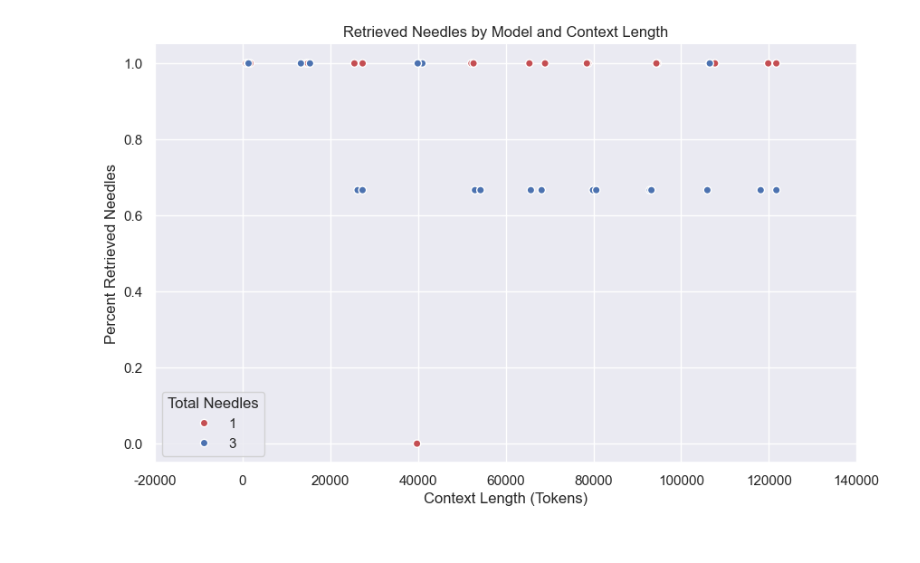
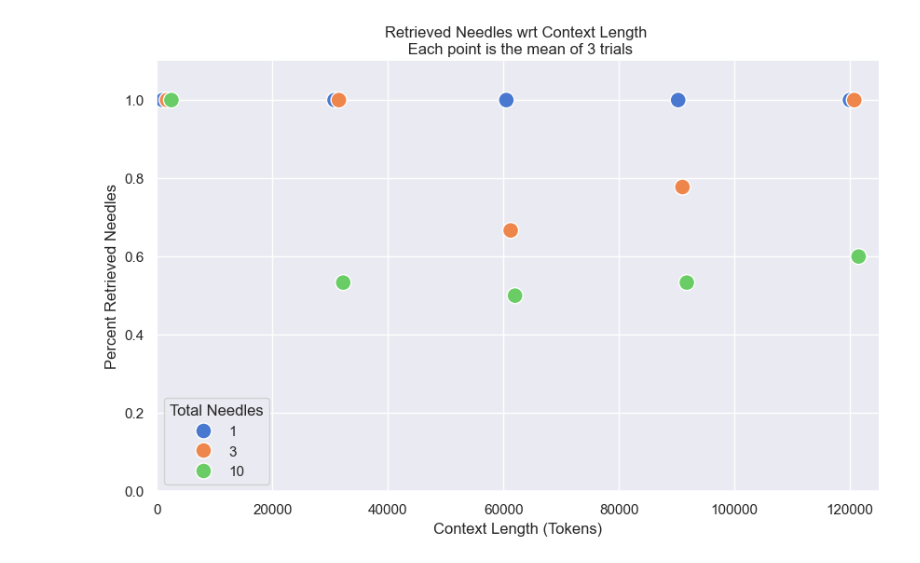
Before and after one commit to gkamradt/LLMTest_NeedleInAHaystack, a Jupyter notebook: viz/CreateVisFromLangSmithTesting.ipynb, the cells around one changed output. Cells and saved outputs as stored; diff of their text form; code cells hidden in the pictures.

```diff
--- a/viz/CreateVisFromLangSmithTesting.ipynb
+++ b/viz/CreateVisFromLangSmithTesting.ipynb
@@ -64,0 +85,3 @@ df['percent'] = df['retrieved needles'] / df['total needles']
+# %%
+df = get_data(eval_sets_retrieval)
+df_reasoning = get_data(eval_sets_reasoning)
@@ -64,0 +94,6 @@ df['percent'] = df['retrieved needles'] / df['total needles']
+# %%
+df.loc["90250-5--gpt-4-0125-preview--multi-needle-eval-pizza-10--b3a1","retrieved needles"]=6 # graded as 5
+df.loc["60500-5--gpt-4-0125-preview--multi-needle-eval-pizza-10--23a0","retrieved needles"]=6 # graded as 5
+df.loc["60500-5--gpt-4-0125-preview--multi-needle-eval-pizza-10--7272","retrieved needles"]=6 # graded as 5
+df.loc["60500-5--gpt-4-0125-preview--multi-needle-eval-pizza-10--5f4d","retrieved needles"]=6 # graded as 5
+df.loc["30750-5--gpt-4-0125-preview--multi-needle-eval-pizza-10--84a2","retrieved needles"]=6 # graded as 5
@@ -64,0 +104,10 @@ df['percent'] = df['retrieved needles'] / df['total needles']
+# %%
+def group(df):
+    agg_df = df.groupby(['total needles', 'model name', 'context length']).agg(
+        mean=('retrieved needles', lambda x: x.sum() / df.loc[x.index, 'total needles'].sum()),  # Using lambda for direct calculation
+        mean_percent=('percent', 'mean'),  # Directly use 'mean' since 'percent' is already calculated
+        urls=('run_url', lambda x: list(x)[:3])).reset_index()
+    return agg_df
+
+agg_df = group(df)
+agg_df_reasoning = group(df_reasoning)
@@ -65,34 +121,57 @@ df['percent'] = df['retrieved needles'] / df['total needles']
 # %%
-def plot(df,model):
+def plot(df,model,plot_col):
 
     # Setting the theme
-    sns.set_theme(style="darkgrid")
+    sns.set_theme(style="darkgrid" )
 
+    # Select a model
     df = df[df["model name"]==model].copy()
 
-    # Adjusting df['context length'] to add jitter
-    # Assuming 'context length' is numeric. Adjust the scale of jitter depending on your data range
-    jitter_strength = 2000  # Example jitter strength, adjust based on your data scale
-    df['context length jittered'] = df['context length'] + np.random.uniform(-jitter_strength, jitter_strength, size=len(df))
+    # Function to add fixed offset based on 'total needles'
+    def add_fixed_offset(series, base_offset):
+        # Apply fixed offset
+        offset_series = series.apply(lambda x: x * base_offset)
+        return offset_series
+
+    # Calculate a fixed offset for 'context length' based on 'total needles'
+    base_offset = 1500  # Base offset value, adjust based on your visual and data needs
+    df['context length offset'] = add_fixed_offset(df['total needles'], base_offset)
+
+    # Sort and map 'total needles' to a fixed offset based on order
+    unique_needles_sorted = sorted(df['total needles'].unique())
+    offset_map = {val: i * 750 for i, val in enumerate(unique_needles_sorted)}  # 750 is the base offset
+
+    # Apply the fixed offset based on 'total needles' order
+    df['context length offset'] = df['total needles'].map(offset_map)
+
+    # Adjust 'context length' to include the calculated offset
+    df['context length jittered'] = df['context length'] + df['context length offset']
 
     # Plotting
     plt.figure(figsize=(10, 6))
-    sns.scatterplot(data=df, x="context length jittered", y="percent", hue="total needles", palette=['r', 'b'],
-                    edgecolor='white', linewidth=1)  # Added edgecolor and linewidth for outline
+    sns.scatterplot(data=df,
+                    x="context length jittered",
+                    y=plot_col,
+                    hue="total needles",
+                    palette=sns.color_palette("muted", 3),
+                    s=150,
+                    edgecolor='white',
+                    linewidth=1)  # Added edgecolor and linewidth for outline
     sns.despine()
 
     # Adding labels and title for clarity
     plt.xlabel("Context Length (Tokens)")
     plt.ylabel("Percent Retrieved Needles")
-    plt.title("Retrieved Needles by Model and Context Length")
+    plt.title("Retrieved Needles wrt Context Length \n Each point is the mean of 3 trials")
     plt.legend(title='Total Needles')
 
-    # Optionally, adjust x-axis labels to reflect actual 'context length' values if needed
-    plt.xticks(ticks=plt.xticks()[0], labels=[str(int(x)) for x in plt.xticks()[0]])
-
     # Display the plot
+    plt.xlim([-50,125000])
+    plt.ylim([0,1.1])
     plt.show()
 
-plot(df,"gpt-4-0125-preview")
+    return df
+
+d = plot(agg_df,"gpt-4-0125-preview","mean_percent")
 # %% [output]
-[figure, old version]
+[figure, new version]
```
Also changed, not shown: parts of 12 cells of this notebook, 3 other files.
